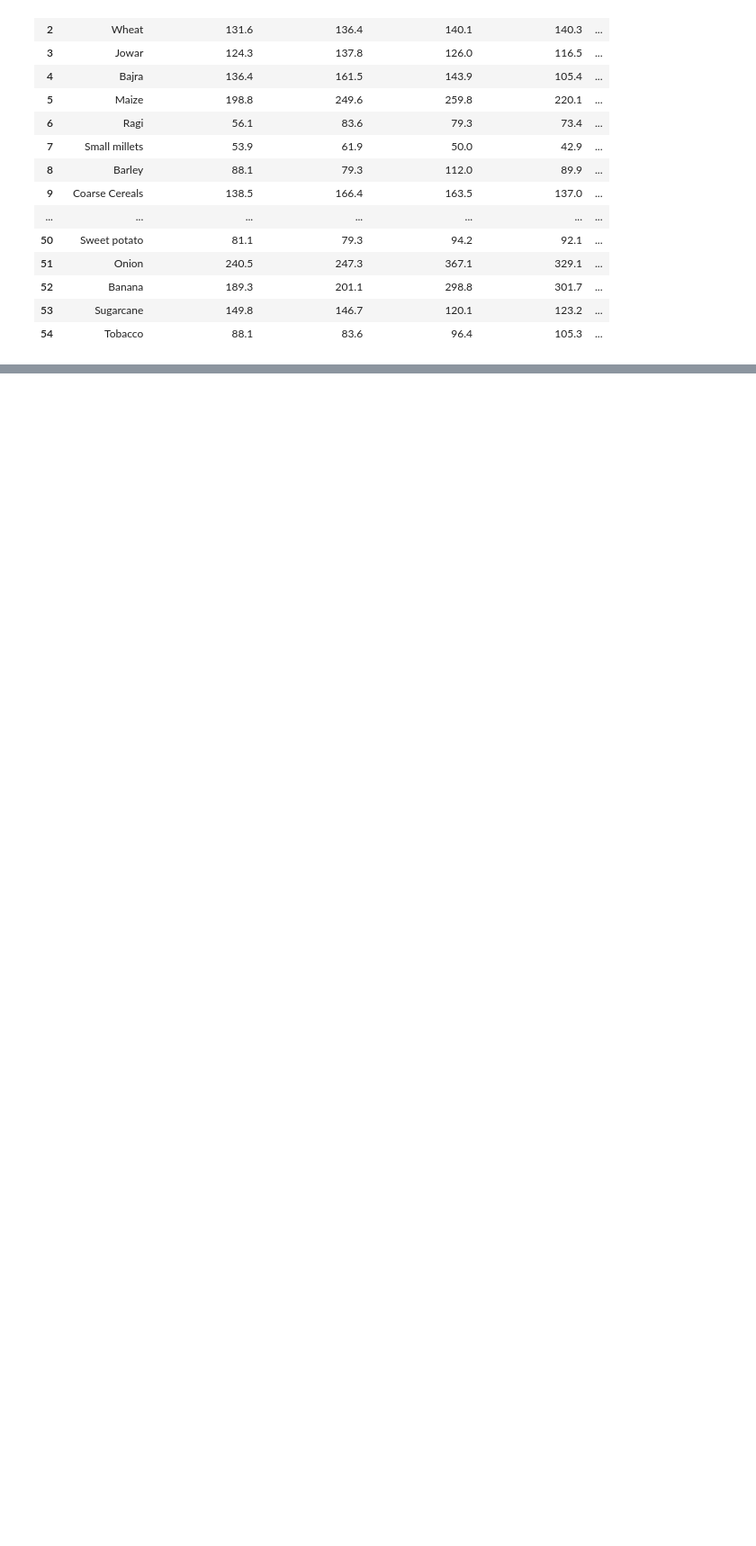
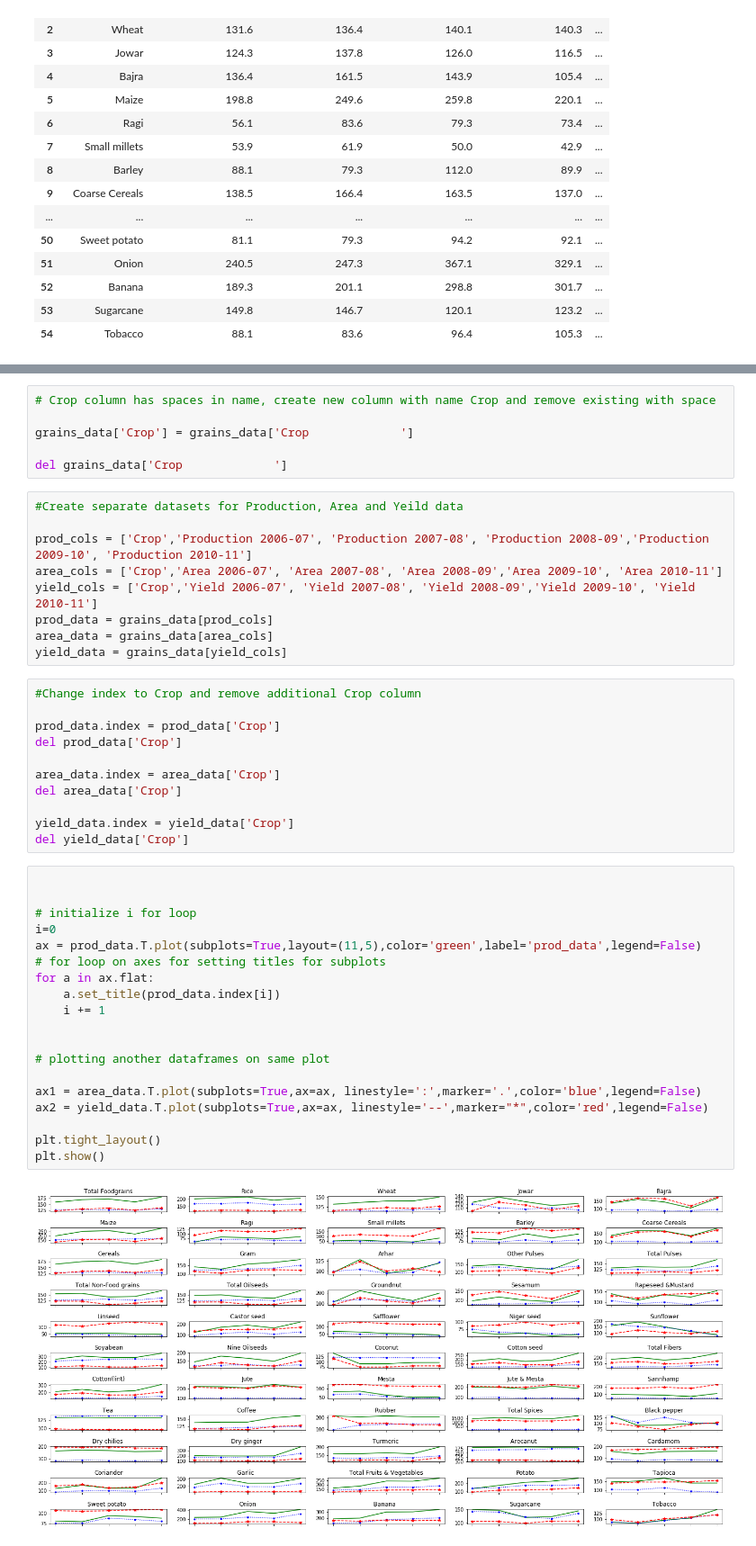
Before and after one commit to sandeepmmalik/Agri, a Jupyter notebook: AgriEDA.ipynb, the cells around one changed output, grey strips where cells are left out. Shown at 90% size. Saved outputs shown, nothing was run; the diff lists cells and outputs as text; blank space fills up the shorter version.

```diff
--- a/AgriEDA.ipynb
+++ b/AgriEDA.ipynb
@@ -406,0 +416,47 @@ grains_data
+# %%
+# Crop column has spaces in name, create new column with name Crop and remove existing with space
+
+grains_data['Crop'] = grains_data['Crop             ']
+
+del grains_data['Crop             ']
+# %%
+#Create separate datasets for Production, Area and Yeild data
+
+prod_cols = ['Crop','Production 2006-07', 'Production 2007-08', 'Production 2008-09','Production 2009-10', 'Production 2010-11']
+area_cols = ['Crop','Area 2006-07', 'Area 2007-08', 'Area 2008-09','Area 2009-10', 'Area 2010-11']
+yield_cols = ['Crop','Yield 2006-07', 'Yield 2007-08', 'Yield 2008-09','Yield 2009-10', 'Yield 2010-11']
+prod_data = grains_data[prod_cols]
+area_data = grains_data[area_cols]
+yield_data = grains_data[yield_cols]
+# %%
+#Change index to Crop and remove additional Crop column
+
+prod_data.index = prod_data['Crop']
+del prod_data['Crop']
+
+area_data.index = area_data['Crop']
+del area_data['Crop']
+
+yield_data.index = yield_data['Crop']
+del yield_data['Crop']
+# %%
+
+
+# initialize i for loop
+i=0
+ax = prod_data.T.plot(subplots=True,layout=(11,5),color='green',label='prod_data',legend=False)
+# for loop on axes for setting titles for subplots
+for a in ax.flat:
+    a.set_title(prod_data.index[i])
+    i += 1
+
+
+# plotting another dataframes on same plot
+
+ax1 = area_data.T.plot(subplots=True,ax=ax, linestyle=':',marker='.',color='blue',legend=False)
+ax2 = yield_data.T.plot(subplots=True,ax=ax, linestyle='--',marker="*",color='red',legend=False)
+
+plt.tight_layout()
+plt.show()
+# %% [output]
+[figure, added]
```
Also changed, not shown: parts of 1 cell of this notebook.
